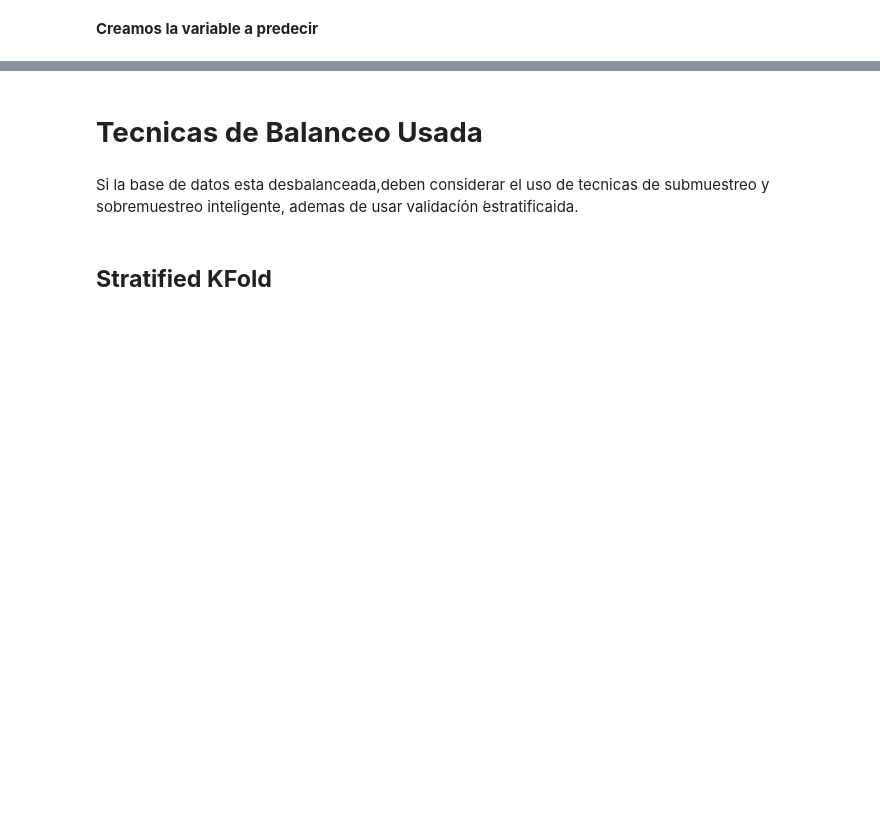
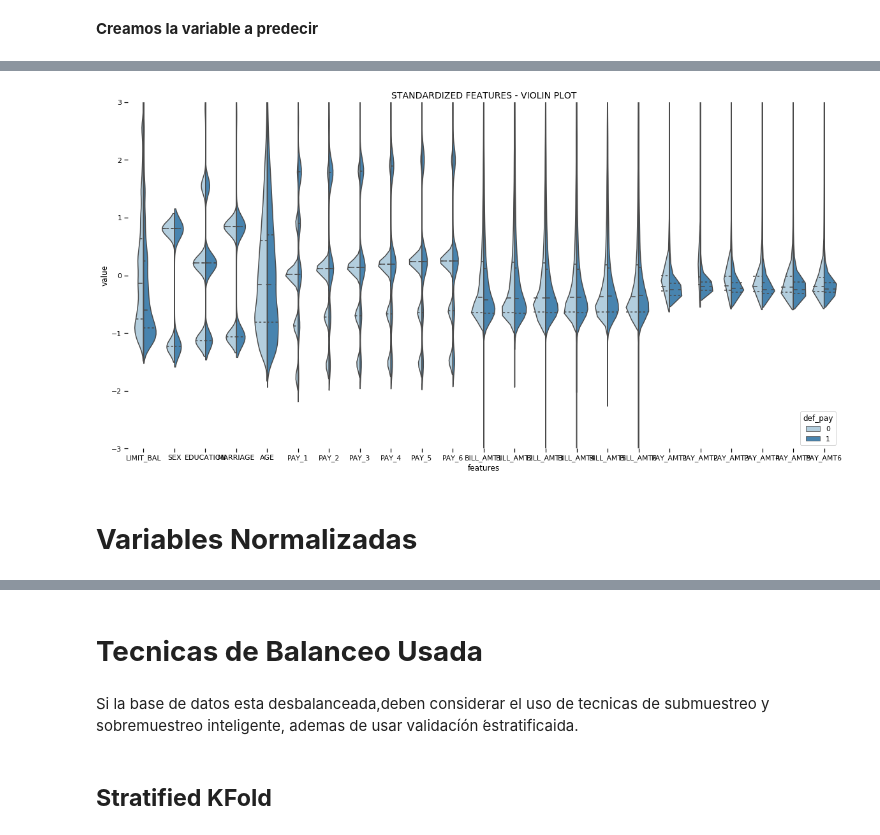
Before and after one commit to josearangos/Default-of-credit-card-client, a Jupyter notebook: P2_Experiments.ipynb, the cells around one changed output, grey strips where cells are left out. Cells and saved outputs as stored; diff of their text form; code cells hidden in the pictures; blank space fills up the shorter version.

```diff
--- a/P2_Experiments.ipynb
+++ b/P2_Experiments.ipynb
@@ -101,4 +203,3 @@ memory usage: 5.7 MB
 **Creamos la variable a predecir**
 # %%
 Y = df['def_pay'].copy()
-Y = Y.values
@@ -107,5 +205,0 @@ Y = Y.values
-# %%
-features = ['LIMIT_BAL', 'SEX', 'EDUCATION', 'MARRIAGE', 'AGE', 'PAY_1', 'PAY_2','PAY_3', 'PAY_4', 'PAY_5', 'PAY_6', 'BILL_AMT1', 'BILL_AMT2','BILL_AMT3', 'BILL_AMT4', 'BILL_AMT5', 'BILL_AMT6', 'PAY_AMT1',
-       'PAY_AMT2', 'PAY_AMT3', 'PAY_AMT4', 'PAY_AMT5', 'PAY_AMT6']
-X = df[features].copy()
-X = X.values
@@ -111,0 +216,22 @@ X = X.values
+# %%
+  # standardization
+
+stdX = (features - features.mean()) / (features.std())
+X = stdX
+data_st = pd.concat([Y,stdX.iloc[:,:]],axis=1)
+data_st = pd.melt(data_st,id_vars="def_pay",
+                    var_name="features",
+                    value_name='value')
+plt.figure(figsize=(20,10))
+sns.set_context('notebook', font_scale=1)
+sns.violinplot(y="value", x="features", hue="def_pay", data=data_st,split=True,
+               inner="quart", palette='Blues')
+plt.legend(loc=4, title= 'def_pay', facecolor='white')
+plt.ylim([-3,3])
+plt.title('STANDARDIZED FEATURES - VIOLIN PLOT', size=14)
+plt.box(False)
+plt.savefig('ImageName', format='png', dpi=200, transparent=False);
+# %% [output]
+[figure, added]
+# %% [markdown]
+# **Variables Normalizadas**
```
Also changed, not shown: parts of 59 cells of this notebook.
